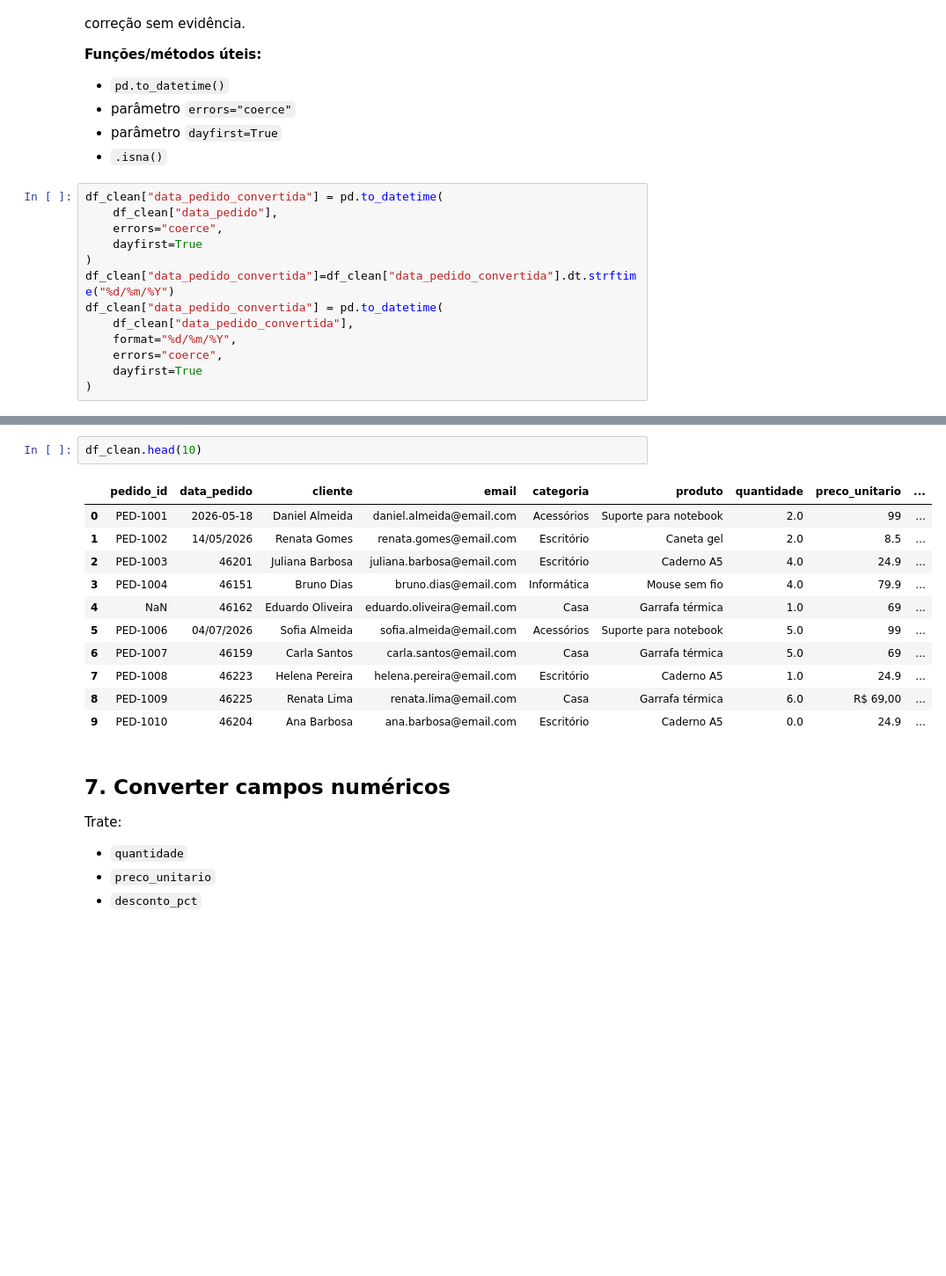
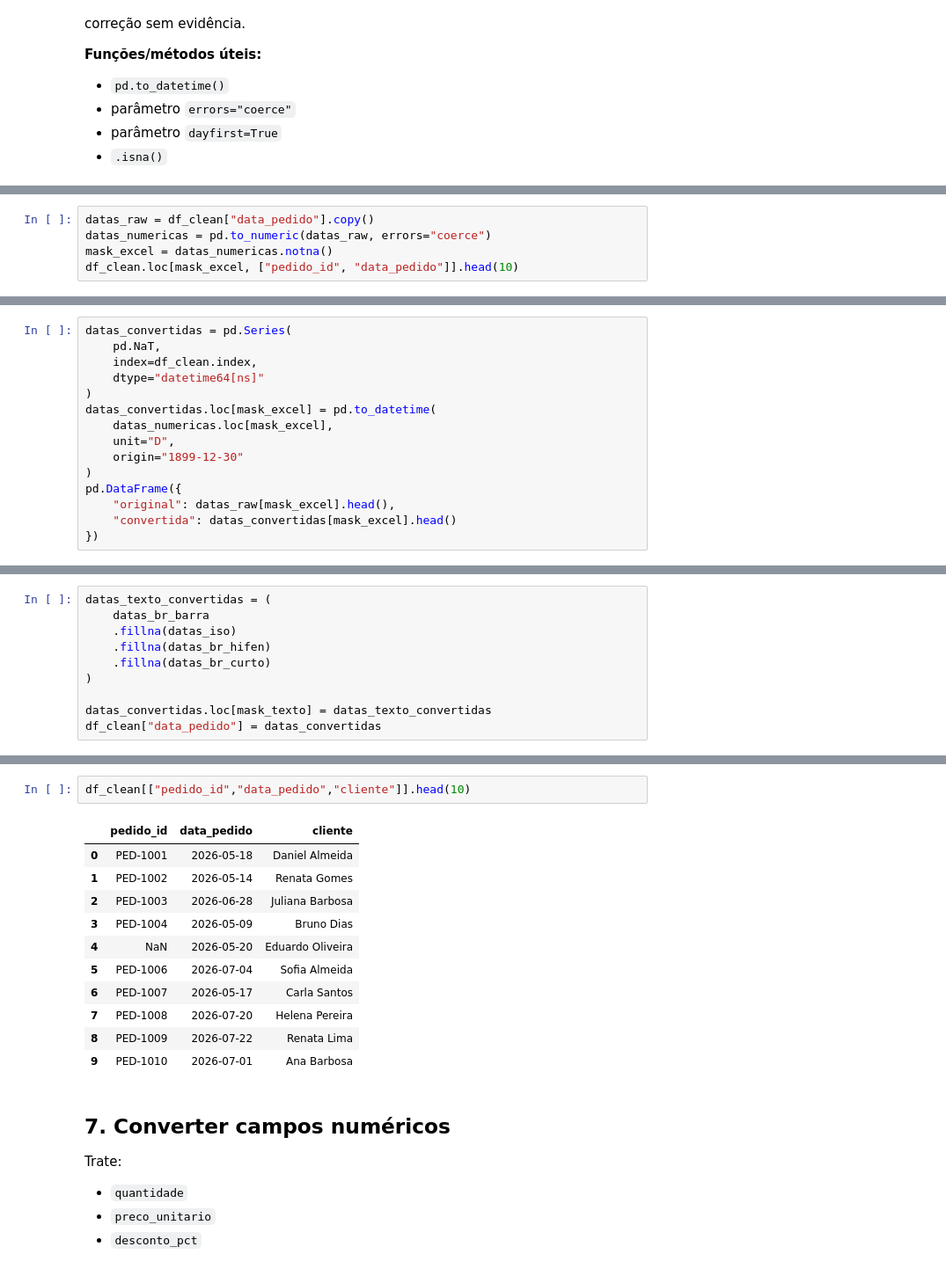
Before and after one commit to GabrielDoom/data-cleaning-portfolio, a Jupyter notebook: notebooks/01_data_cleaning.ipynb, the cells around one changed output, grey strips where cells are left out. Shown at 88% size. Saved outputs shown, nothing was run; the diff lists cells and outputs as text; blank space fills up the shorter version.

Commit message:
Finalize data cleaning case and validation

```diff
--- a/notebooks/01_data_cleaning.ipynb
+++ b/notebooks/01_data_cleaning.ipynb
@@ -352,16 +352,3 @@ Existe pelo menos um valor que não representa uma data válida. Não force uma
 - parâmetro `errors="coerce"`
 - parâmetro `dayfirst=True`
 - `.isna()`
-# %%
-df_clean["data_pedido_convertida"] = pd.to_datetime(
-    df_clean["data_pedido"],
-    errors="coerce",
-    dayfirst=True
-)
-df_clean["data_pedido_convertida"]=df_clean["data_pedido_convertida"].dt.strftime("%d/%m/%Y")
-df_clean["data_pedido_convertida"] = pd.to_datetime(
-    df_clean["data_pedido_convertida"],
-    format="%d/%m/%Y",
-    errors="coerce",
-    dayfirst=True
-)
@@ -372,0 +355,5 @@ df_clean[df_clean["data_pedido_convertida"].isna()]
+# %%
+datas_raw = df_clean["data_pedido"].copy()
+datas_numericas = pd.to_numeric(datas_raw, errors="coerce")
+mask_excel = datas_numericas.notna()
+df_clean.loc[mask_excel, ["pedido_id", "data_pedido"]].head(10)
@@ -372,0 +372,15 @@ df_clean[df_clean["data_pedido_convertida"].isna()]
+# %%
+datas_convertidas = pd.Series(
+    pd.NaT,
+    index=df_clean.index,
+    dtype="datetime64[ns]"
+)
+datas_convertidas.loc[mask_excel] = pd.to_datetime(
+    datas_numericas.loc[mask_excel],
+    unit="D",
+    origin="1899-12-30"
+)
+pd.DataFrame({
+    "original": datas_raw[mask_excel].head(),
+    "convertida": datas_convertidas[mask_excel].head()
+})
@@ -372,0 +430,10 @@ df_clean[df_clean["data_pedido_convertida"].isna()]
+# %%
+datas_texto_convertidas = (
+    datas_br_barra
+    .fillna(datas_iso)
+    .fillna(datas_br_hifen)
+    .fillna(datas_br_curto)
+)
+
+datas_convertidas.loc[mask_texto] = datas_texto_convertidas
+df_clean["data_pedido"] = datas_convertidas
@@ -373,17 +459,17 @@ df_clean[df_clean["data_pedido_convertida"].isna()]
 # %%
-df_clean.head(10)
+df_clean[["pedido_id","data_pedido","cliente"]].head(10)
 # %% [output]
-|  | pedido_id | data_pedido | cliente | email | categoria | produto | quantidade | preco_unitario | ... |
-| 0 | PED-1001 | 2026-05-18 | Daniel Almeida | daniel.almeida@email.com | Acessórios | Suporte para notebook | 2.0 | 99 | ... |
-| 1 | PED-1002 | 14/05/2026 | Renata Gomes | renata.gomes@email.com | Escritório | Caneta gel | 2.0 | 8.5 | ... |
-| 2 | PED-1003 | 46201 | Juliana Barbosa | juliana.barbosa@email.com | Escritório | Caderno A5 | 4.0 | 24.9 | ... |
-| 3 | PED-1004 | 46151 | Bruno Dias | bruno.dias@email.com | Informática | Mouse sem fio | 4.0 | 79.9 | ... |
-| 4 | NaN | 46162 | Eduardo Oliveira | eduardo.oliveira@email.com | Casa | Garrafa térmica | 1.0 | 69 | ... |
-| 5 | PED-1006 | 04/07/2026 | Sofia Almeida | sofia.almeida@email.com | Acessórios | Suporte para notebook | 5.0 | 99 | ... |
-| 6 | PED-1007 | 46159 | Carla Santos | carla.santos@email.com | Casa | Garrafa térmica | 5.0 | 69 | ... |
-| 7 | PED-1008 | 46223 | Helena Pereira | helena.pereira@email.com | Escritório | Caderno A5 | 1.0 | 24.9 | ... |
-| 8 | PED-1009 | 46225 | Renata Lima | renata.lima@email.com | Casa | Garrafa térmica | 6.0 | R$ 69,00 | ... |
-| 9 | PED-1010 | 46204 | Ana Barbosa | ana.barbosa@email.com | Escritório | Caderno A5 | 0.0 | 24.9 | ... |
+|  | pedido_id | data_pedido | cliente |
+| 0 | PED-1001 | 2026-05-18 | Daniel Almeida |
+| 1 | PED-1002 | 2026-05-14 | Renata Gomes |
+| 2 | PED-1003 | 2026-06-28 | Juliana Barbosa |
+| 3 | PED-1004 | 2026-05-09 | Bruno Dias |
+| 4 | NaN | 2026-05-20 | Eduardo Oliveira |
+| 5 | PED-1006 | 2026-07-04 | Sofia Almeida |
+| 6 | PED-1007 | 2026-05-17 | Carla Santos |
+| 7 | PED-1008 | 2026-07-20 | Helena Pereira |
+| 8 | PED-1009 | 2026-07-22 | Renata Lima |
+| 9 | PED-1010 | 2026-07-01 | Ana Barbosa |
 # %% [markdown]
 ## 7. Converter campos numéricos
 
```
Also changed, not shown: parts of 14 cells of this notebook, 6 other files.
